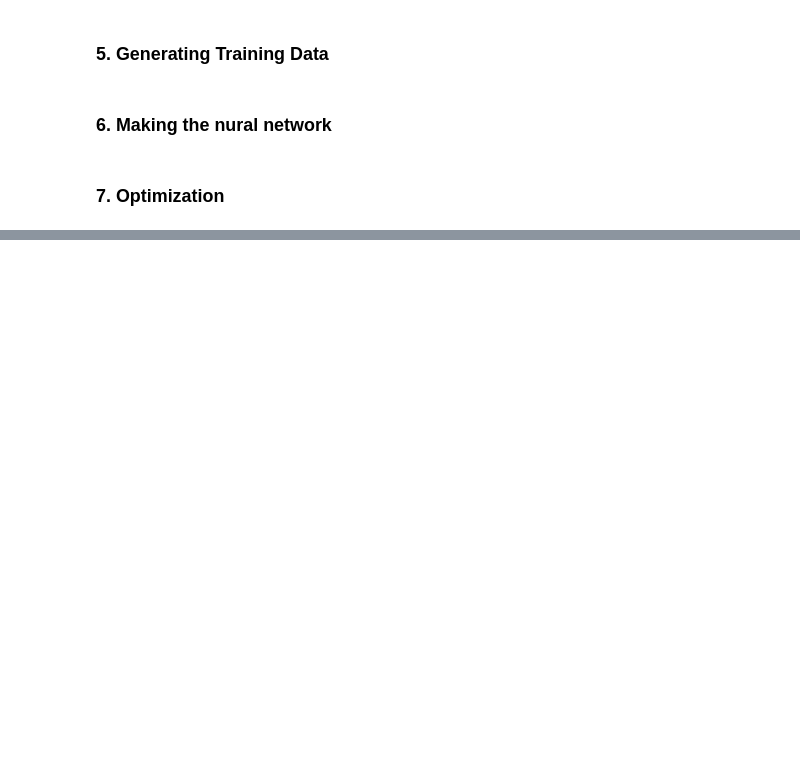
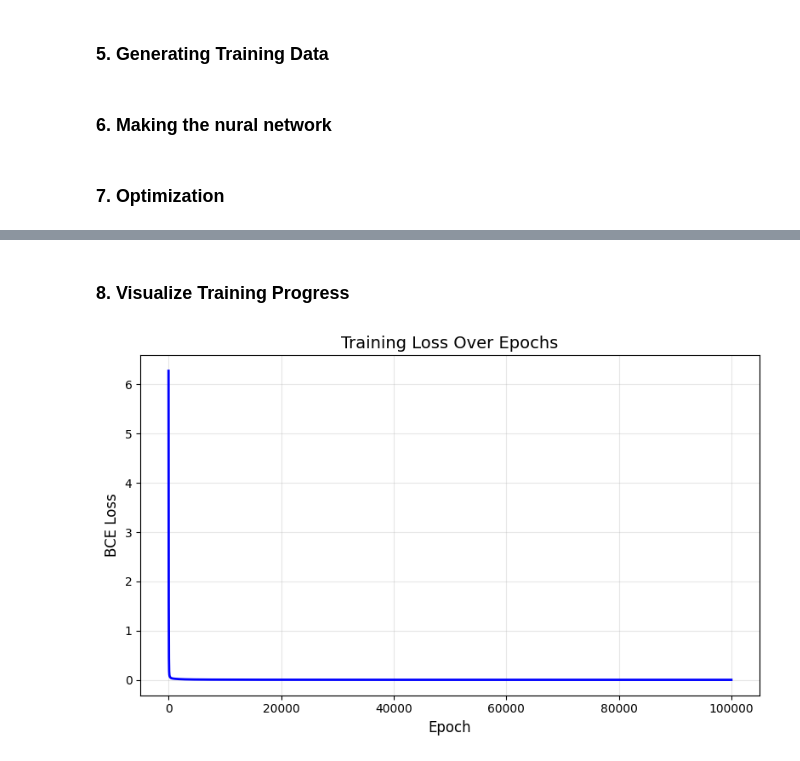
Before and after one commit to Kaveh-Ramezani/202610ELC536501, a Jupyter notebook: 3/FuncAppr_Assignment_PyTorch_Tanh_GMM.ipynb, the cells around one changed output, grey strips where cells are left out. Cells and saved outputs as stored; diff of their text form; code cells hidden in the pictures; blank space fills up the shorter version.

```diff
--- a/3/FuncAppr_Assignment_PyTorch_Tanh_GMM.ipynb
+++ b/3/FuncAppr_Assignment_PyTorch_Tanh_GMM.ipynb
@@ -149,0 +87,30 @@ for i in range(epochs):
+# %%
+#Optimization
+eta =1e-3
+
+criteration = nn.MSELoss() # The loss function is the Mean Squared Error (MSE)
+optimizer = torch.optim.SGD(model.parameters(), lr=eta)
+
+num_epochs = int(1e5)
+epochs_between_two_evaluations = int(num_epochs/10)
+batch_size = 100
+loss_history = []
+
+X_train = torch.from_numpy(X_train).float()
+Y_train = torch.from_numpy(Y_train).float()
+
+for epoch in range(num_epochs):
+    output = model(X_train)
+    loss = criteration(output, Y_train)
+
+    loss.backward()
+    optimizer.step()
+
+    optimizer.zero_grad()
+
+    loss_history.append(loss.item())
+
+    if (epoch+1) % epochs_between_two_evaluations == 0:
+        with torch.no_grad():
+            curr_loss = criteration(output, Y_train)
+            print(f'epoch: {epoch+1}, loss: {curr_loss.item():.4f}')
@@ -150 +128,14 @@ for i in range(epochs):
+# %% [markdown]
+### 8. Visualize Training Progress
+# %%
+plt.figure(figsize=(8, 5))
+plt.plot(range(1, num_epochs+1), loss_history, 'b-', linewidth=2)
+plt.xlabel('Epoch', fontsize=12)
+plt.ylabel('BCE Loss', fontsize=12)
+plt.title('Training Loss Over Epochs', fontsize=14)
+plt.grid(True, alpha=0.3)
+plt.tight_layout()
+plt.show()
+# %% [output]
+[figure, added]
 # %% [markdown]
```
Also changed, not shown: parts of 13 cells of this notebook, 1 other file.
